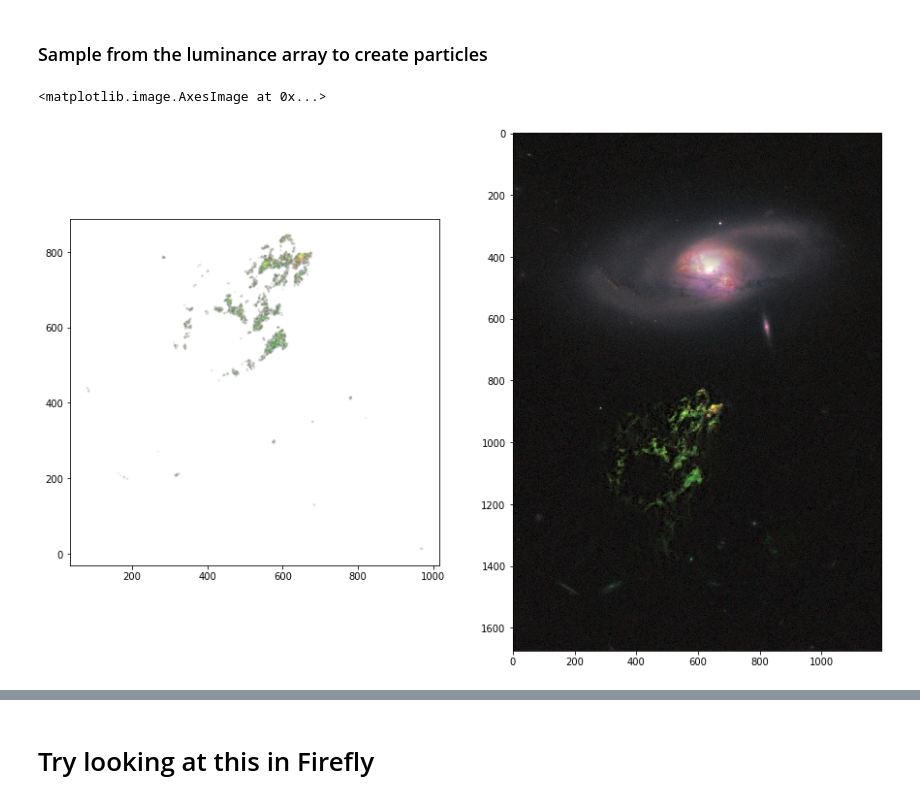
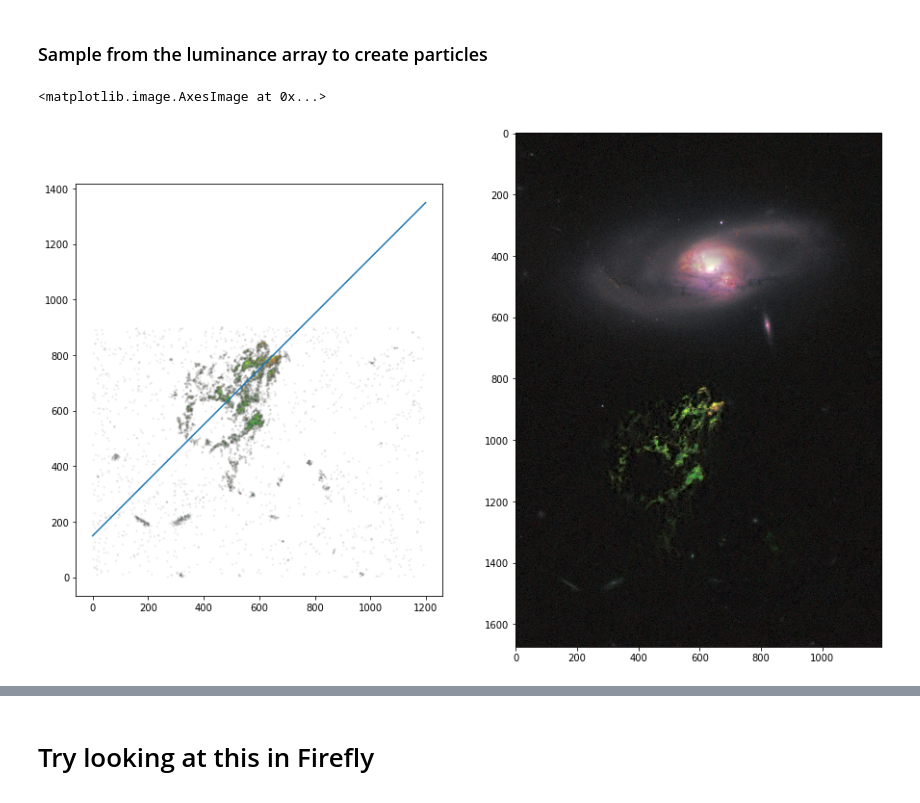
Before and after one commit to ageller/UniviewVoorwerp, a Jupyter notebook: rawdata/VoorwerpParticles.ipynb, the cells around one changed output, grey strips where cells are left out. Saved outputs shown, nothing was run; the diff lists cells and outputs as text; code cells hidden in the pictures.

```diff
--- a/rawdata/VoorwerpParticles.ipynb
+++ b/rawdata/VoorwerpParticles.ipynb
@@ -36,7 +39,8 @@ print(imarray.shape)
 # %%
 %matplotlib inline
 
-threshold = 0.2 #from trial and error
+#threshold = 0.2 #from trial and error
+threshold = 0.11 #from trial and error
 
 r = imarray[:, :, 0]/255.
 g = imarray[:, :, 1]/255.
@@ -63,39 +67,75 @@ resampleY = []
 resampleZ = []
 resampleRGB = []
 resampleRGBA = []
-norm = 1#0.1
-zfac = 50.
-zloc = 0. #should change this to some function below
+norm = 1.#0.1
+
+zfac = 50. #scaling factor fo gaussian distribution of points based on luminance
+zmax = 25
+cx = 500
+cy = 650
+zlfac = 150.
 for i in range(ny)[775:]:
     row = luminance[i,:]
     sumRow = np.sum(row)
     if (sumRow > 0):
         nn = np.sum(row)/norm
         pp = row/sumRow
         n = int(np.round(nn))
         #print(i, n, row)
         xx = np.random.choice(nx, size=n, p=pp)
         xoff = np.random.random(size=n) #to avoid obvious pixelation
         yoff = np.random.random(size=n) #to avoid obvious pixelation
         resampleX.extend(xx + xoff)
         resampleY.extend(np.ones(n)*(ny - i) + yoff)
 
         #take luminance as the standard deviation of the random normal?
         #can change the central location
-        resampleZ.extend(np.random.normal(size=n, scale=row[xx]**2.*zfac, loc=np.ones(len(xx))*zloc))
+        scale = np.clip(row[xx]**1.5*zfac, 0, zmax)
+        loc = np.ones(len(xx))*zloc
+
+        #choose some function for the central z position
+        #pxy = (np.abs(i - cy) + np.abs(np.arange(len(row))[xx] - cx))/(cx + cy) #x + y
+        xval = np.arange(len(row))[xx]
+        yval = i
+        yline = xval + 150
+        #pxy = (np.abs(yval - yline) + np.abs(xval - cx))/(cx + cy) #centered on y = x + 150
+        #pxy = np.abs(yval - yline)/cy #centered on y = x + 150
+        pxy = (xval - cx)**2./(0.4*cx)**2. + (yval - yline)**2./cy**2. #elliptical paraboloid
+        loc = zlfac*pxy**2.
+        #loc = np.zeros_like(pxy)
+
+        #add some wiggles?
+        #pxy = (xval - cx)**2./(0.2*cx)**2. + (yval - yline)**2./(0.4*cy)**2. #elliptical paraboloid
+        #loc += zlfac*np.sin(pxy)/5.
+
+        #add a random offset but to clumps
+        #loc += np.random.normal(size=n, scale=zlfac/5., loc=0)
+
+        #limit the overall size
+        check = np.where(np.abs(loc) > 2.*zlfac)
+        loc[check] = np.random.normal(size = len(check), scale=zlfac, loc=0)
+        #loc = np.clip(loc, -4.*zlfac, 4.*zlfac)
+
+        #print(loc, i, (i - cy), (np.arange(len(row))[xx] - cx))
+
+        resampleZ.extend(np.random.normal(size=n, scale=scale, loc=loc))
 
         resampleRGB.extend((imarray[i,xx,:]/255.).tolist())
         resampleRGBA.extend( np.array([imarray[i,xx,0]/255., imarray[i,xx,1]/255., imarray[i,xx,2]/255., np.ones(len(xx))]).T.tolist())
         #resampleRGB.extend(tuple(map(tuple, imarray[i,xx,:])))
 
 f,(ax1, ax2) = plt.subplots(1,2,figsize=(15,20))
 #ax1.plot(resampleX, resampleY,'.', markersize=2, alpha=0.004, color='black')
 ax1.scatter(resampleX, resampleY, s=2, alpha=0.05, c=resampleRGB)
 ax1.set_aspect('equal')
+xval = np.arange(1200)
+yval = xval + 150
+ax1.plot(xval, yval)
+ax1.plot()
 ax2.imshow(imarray)#luminance, cmap='Greys')
 # %% [output]
 <matplotlib.image.AxesImage at 0x...>
-[figure, old version]
+[figure, new version]
 # %%
 %matplotlib widget
 
```
Also changed, not shown: parts of 6 cells of this notebook.
